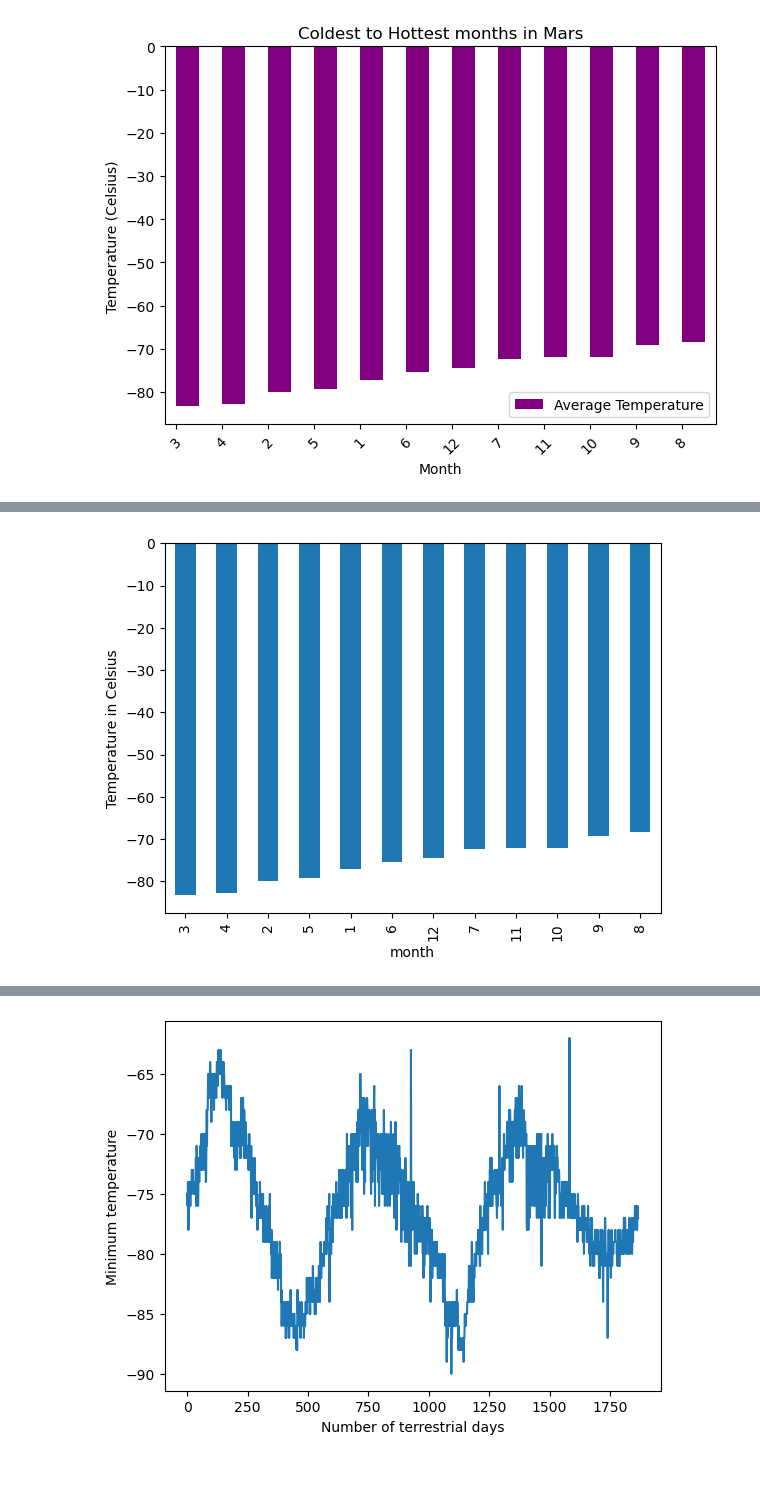
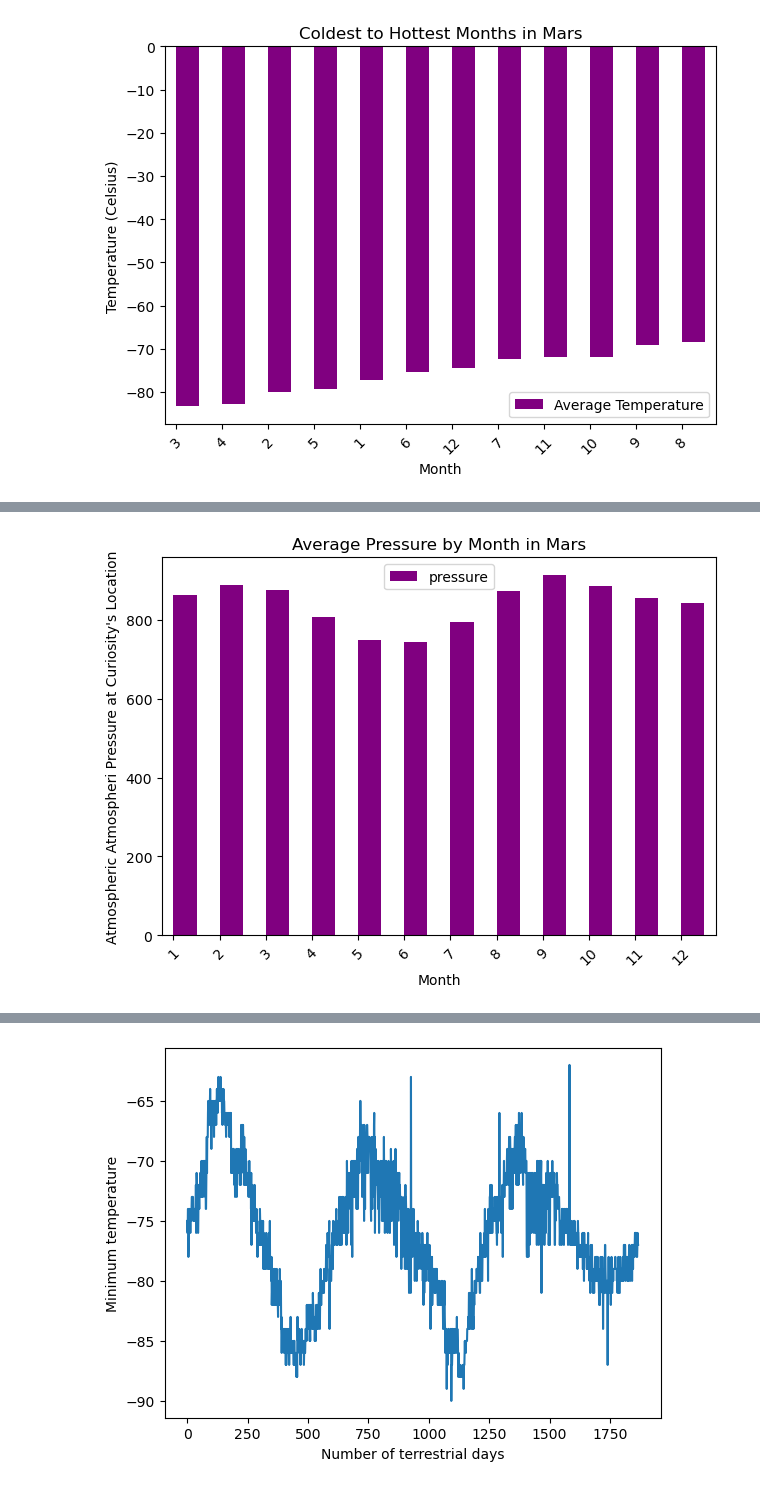
Before and after one commit to YargKlnc/Mars-Weather-News, a Jupyter notebook: part_2_mars_weather.ipynb, the cells around one changed output, grey strips where cells are left out. Drawn from its saved outputs; the diff is of its cells as text; code cells hidden in the pictures.

```diff
--- a/part_2_mars_weather.ipynb
+++ b/part_2_mars_weather.ipynb
@@ -231,3 +230,7 @@ plt.tight_layout()
 plt.show()
 # %% [output]
 [figure]
+# %%
+# 4. average pressures by Martian month
+mars_avg_pressure = df[["month", "pressure"]].groupby("month").mean().round(2)
+mars_avg_pressure
@@ -234,15 +252,14 @@ plt.show()
 # %%
-# plotting the coldest and hottest months
-mars_avg_low.plot.bar(color="purple", alpha=1, align="edge")
+# plotting the average pressure by month
+mars_avg_pressure.plot.bar(color="purple", alpha=1, align="edge")
 
 # giving names and title to bar plot
 plt.xlabel("Month")
-plt.ylabel("Temperature (Celsius)")
-plt.title("Average Temperature by Month in Mars")
-plt.legend(["Average Temperature"])
+plt.ylabel("Atmospheric Atmospheri Pressure at Curiosity's Location")
+plt.title("Average Pressure by Month in Mars")
 plt.xticks(rotation=45)
 plt.tight_layout()
 
 plt.show()
 # %% [output]
-[figure, old version]
+[figure, new version]
```
Also changed, not shown: parts of 5 cells of this notebook.
